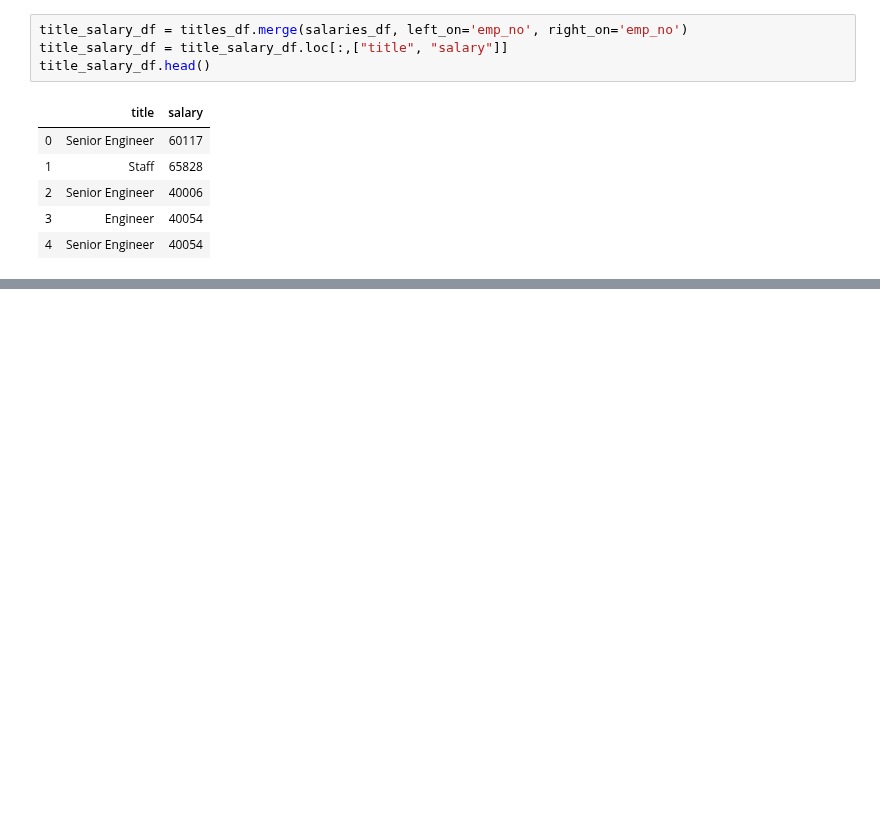
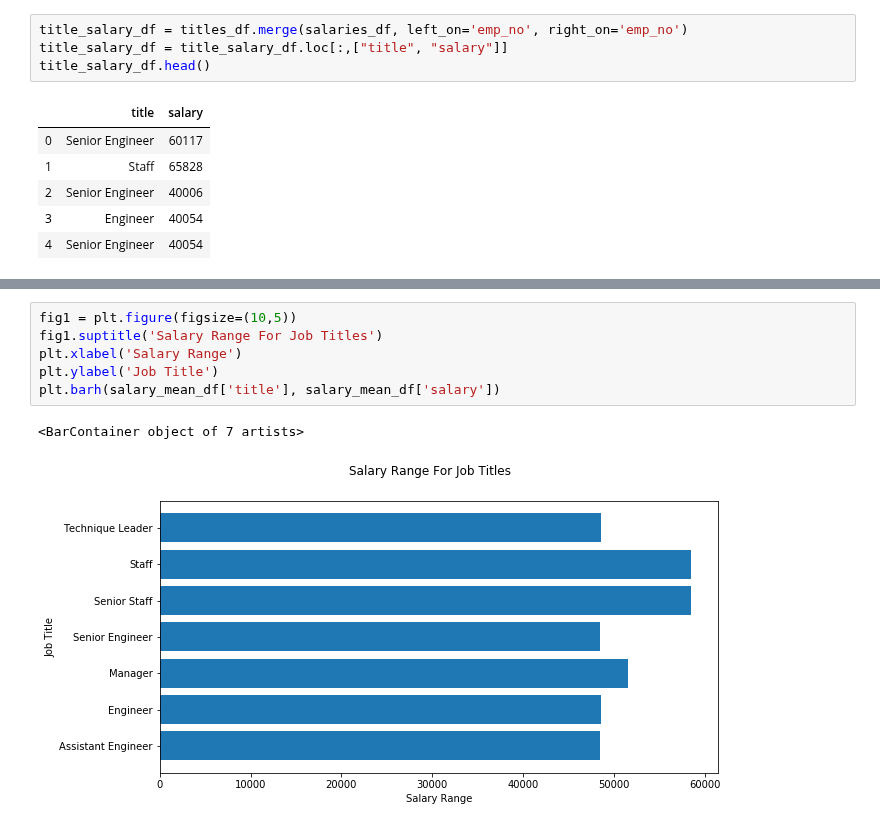
Before and after one commit to natureks/09-sql-challenge, a Jupyter notebook: EmployeeSQL/employeeSql.ipynb, the cells around one changed output, grey strips where cells are left out. Saved outputs shown, nothing was run; the diff lists cells and outputs as text; blank space fills up the shorter version.

Commit message:
added additional graph

```diff
--- a/EmployeeSQL/employeeSql.ipynb
+++ b/EmployeeSQL/employeeSql.ipynb
@@ -110,3 +96,12 @@ ax.set_ylabel('Salary')
 # %% [output]
 Text(0, 0.5, 'Salary')
 [figure]
+# %%
+fig1 = plt.figure(figsize=(10,5))
+fig1.suptitle('Salary Range For Job Titles')
+plt.xlabel('Salary Range')
+plt.ylabel('Job Title')
+plt.barh(salary_mean_df['title'], salary_mean_df['salary'])
+# %% [output]
+<BarContainer object of 7 artists>
+[figure, added]
```
Also changed, not shown: parts of 5 cells of this notebook.
